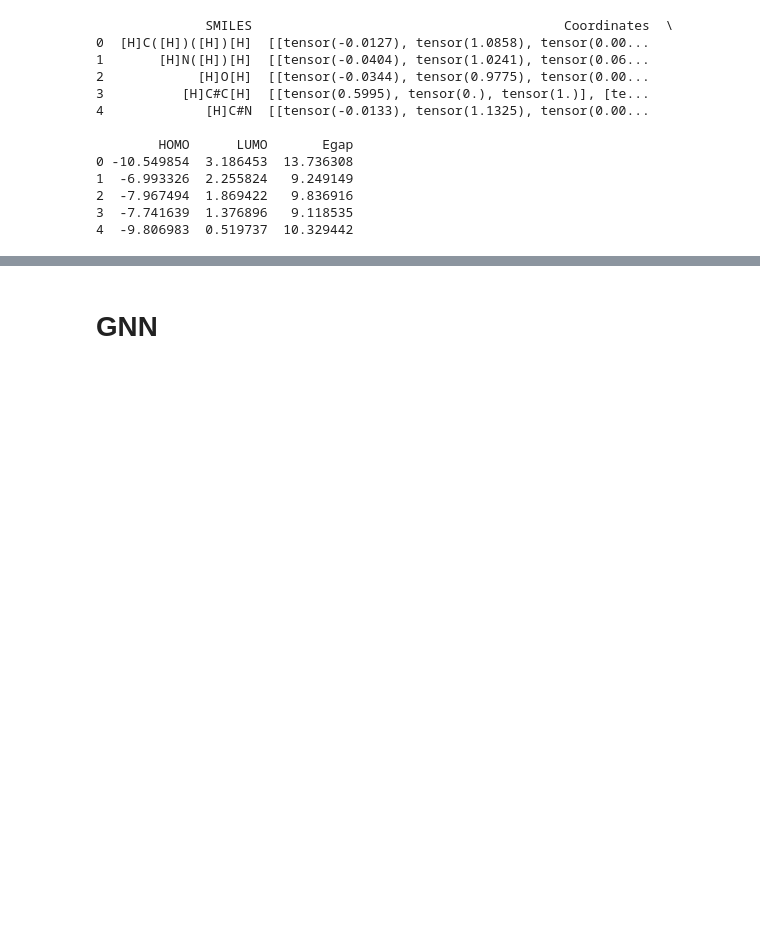
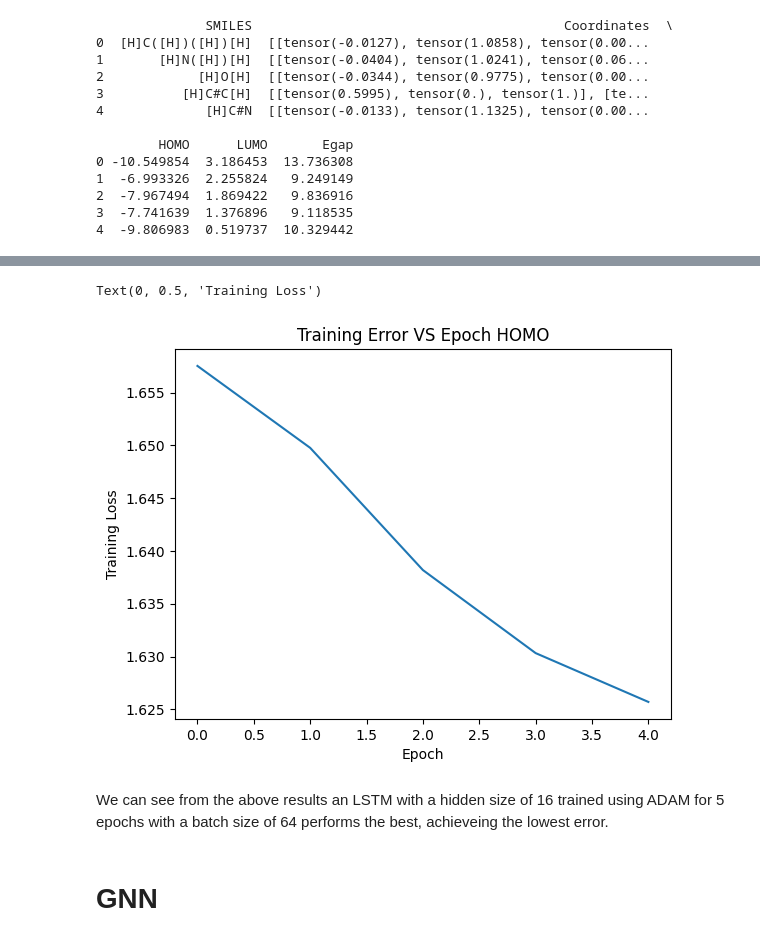
Before and after one commit to kaushikvemparala/C242-Final-Project, a Jupyter notebook: Project_Notebook.ipynb, the cells around one changed output, grey strips where cells are left out. Saved outputs shown, nothing was run; the diff lists cells and outputs as text; code cells hidden in the pictures; blank space fills up the shorter version.

```diff
--- a/Project_Notebook.ipynb
+++ b/Project_Notebook.ipynb
@@ -101,7 +101,7 @@ class SmilesDataset(Dataset):
         # fit the encoder
         self.encoder.fit(self.vocab)
 
-        self.y = y
+        self.y = torch.tensor(y)
 
         # one-hot encoding
         self.data = [
@@ -117,6 +117,12 @@ class SmilesDataset(Dataset):
     def __len__(self):
         return int(self.data.shape[0])
 
+    def get_data(self):
+        return self.X
+
+    def get_labels(self):
+        return self.y
+
     def __getitem__(self, idx):
         return self.X[idx], self.y[idx]
 # %%
@@ -126,6 +132,9 @@ data_homo_lite = SmilesDataset(padded_smiles[:50000], vocab, qm9_data["HOMO"][:5
 data_lumo = SmilesDataset(padded_smiles, vocab, qm9_data["LUMO"])
 data_lumo_lite = SmilesDataset(padded_smiles[:50000], vocab, qm9_data["LUMO"][:50000])
 input_size = data_homo.vocab.shape[0]
+# %%
+val_data_homo = SmilesDataset(padded_smiles[50000:60000], vocab, qm9_data["HOMO"].values[50000:60000])
+val_data_lumo = SmilesDataset(padded_smiles[50000:60000], vocab, qm9_data["LUMO"].values[50000:60000])
 # %%
 RDLogger.DisableLog("rdApp.*")
 
@@ -177,6 +186,15 @@ class Trainer:
             axes[1].plot(x_axis, train_acc_list, label='Train')
             axes[1].set_title("Error")
             axes[1].legend()
+            return {
+                "train_accs": train_acc_list,
+                "train_losses": train_loss_list
+            }
+        else:
+            return {
+                "train_accs": train_acc_list,
+                "train_losses": train_loss_list
+            }
 
     def sample(self, num_seq=10):
         self.model.eval()
@@ -261,3 +354,13 @@ tensor(-6.5593)
+# %%
+plt.plot(np.arange(5), train_accs_lumo[1])
+plt.title("Training Error VS Epoch HOMO")
+plt.xlabel("Epoch")
+plt.ylabel("Training Loss")
+# %% [output]
+Text(0, 0.5, 'Training Loss')
+[figure, added]
+# %% [markdown]
+We can see from the above results an LSTM with a hidden size of 16 trained using ADAM for 5 epochs with a batch size of 64 performs the best, achieveing the lowest error.
 # %% [markdown]
 # GNN
 # %% [markdown]
```
Also changed, not shown: parts of 8 cells of this notebook.
